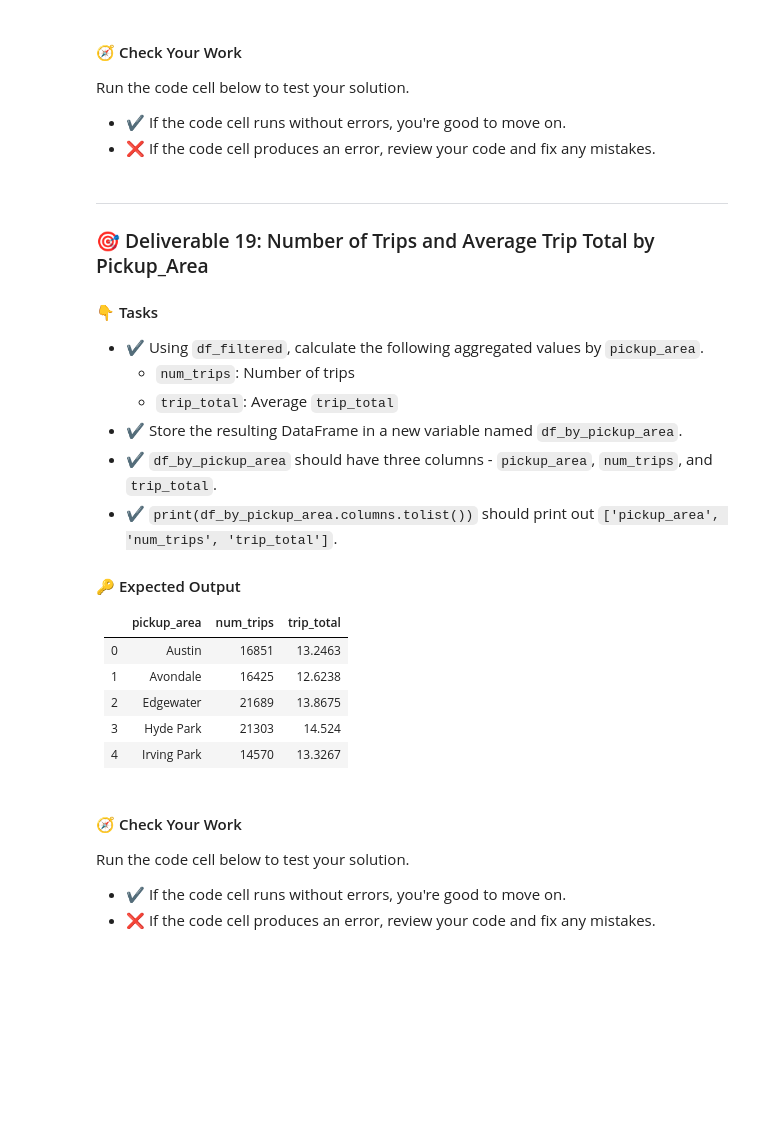
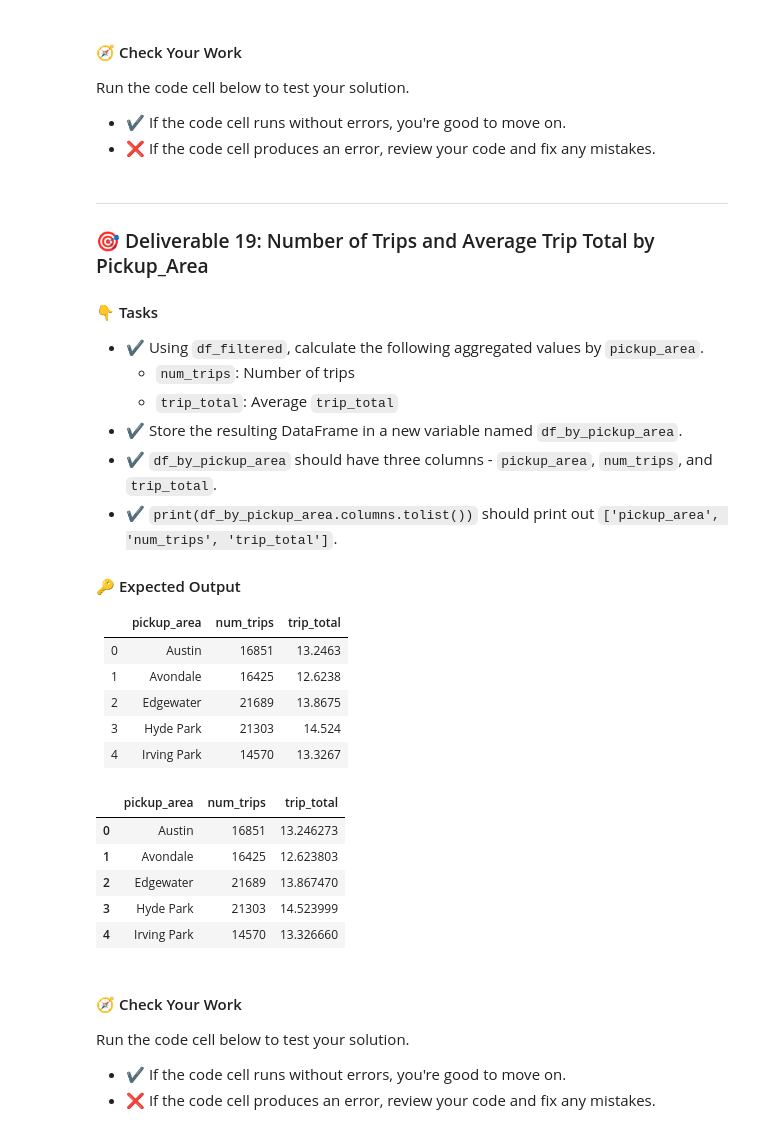
Before and after one commit to bdi475/notebooks, a Jupyter notebook: case-study-04-rideshare-trips-SOLUTION.ipynb, the cells around one changed output. Saved outputs shown, nothing was run; the diff lists cells and outputs as text; code cells hidden in the pictures; blank space fills up the shorter version.

```diff
--- a/case-study-04-rideshare-trips-SOLUTION.ipynb
+++ b/case-study-04-rideshare-trips-SOLUTION.ipynb
@@ -1334,34 +1497,43 @@ tc.assertEqual(df_filtered.shape, df_filtered_check.shape, 'Incorrect number of
 #### 👇 Tasks
 
 - ✔️ Using `df_filtered`, calculate the following aggregated values by `pickup_area`.
-    - `num_trips`: Number of trips
-    - `trip_total`: Average `trip_total`
+  - `num_trips`: Number of trips
+  - `trip_total`: Average `trip_total`
 - ✔️ Store the resulting DataFrame in a new variable named `df_by_pickup_area`.
 - ✔️ `df_by_pickup_area` should have three columns - `pickup_area`, `num_trips`, and `trip_total`.
 - ✔️ `print(df_by_pickup_area.columns.tolist())` should print out `['pickup_area', 'num_trips', 'trip_total']`.
 
 #### 🔑 Expected Output
 
-|    | pickup_area   |   num_trips |   trip_total |
-|---:|:--------------|------------:|-------------:|
-|  0 | Austin        |       16851 |      13.2463 |
-|  1 | Avondale      |       16425 |      12.6238 |
-|  2 | Edgewater     |       21689 |      13.8675 |
-|  3 | Hyde Park     |       21303 |      14.524  |
-|  4 | Irving Park   |       14570 |      13.3267 |
+|     | pickup_area | num_trips | trip_total |
+| --: | :---------- | --------: | ---------: |
+|   0 | Austin      |     16851 |    13.2463 |
+|   1 | Avondale    |     16425 |    12.6238 |
+|   2 | Edgewater   |     21689 |    13.8675 |
+|   3 | Hyde Park   |     21303 |     14.524 |
+|   4 | Irving Park |     14570 |    13.3267 |
 # %%
 # YOUR CODE BEGINS
-df_by_pickup_area = df_filtered.groupby(
-    'pickup_area', as_index=False
-).agg({
-    'start': 'count',
-    'trip_total': 'mean',
-}).rename(columns={
-    'start': 'num_trips'
-})
+df_by_pickup_area = (
+    df_filtered.groupby("pickup_area", as_index=False)
+    .agg(
+        {
+            "start": "count",
+            "trip_total": "mean",
+        }
+    )
+    .rename(columns={"start": "num_trips"})
+)
 # YOUR CODE ENDS
 
 display(df_by_pickup_area.head(5))
+# %% [output]
+|  | pickup_area | num_trips | trip_total |
+| 0 | Austin | 16851 | 13.246273 |
+| 1 | Avondale | 16425 | 12.623803 |
+| 2 | Edgewater | 21689 | 13.867470 |
+| 3 | Hyde Park | 21303 | 14.523999 |
+| 4 | Irving Park | 14570 | 13.326660 |
 # %% [markdown]
 #### 🧭 Check Your Work
 
```
Also changed, not shown: parts of 59 cells of this notebook.
